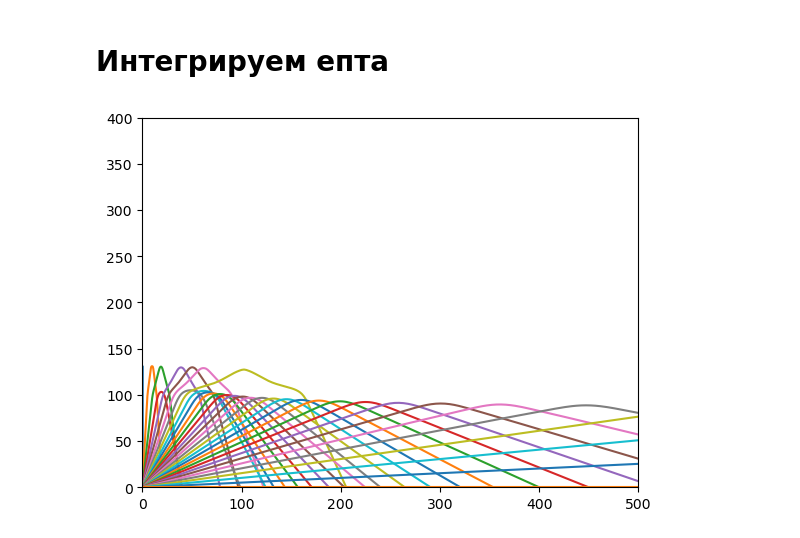
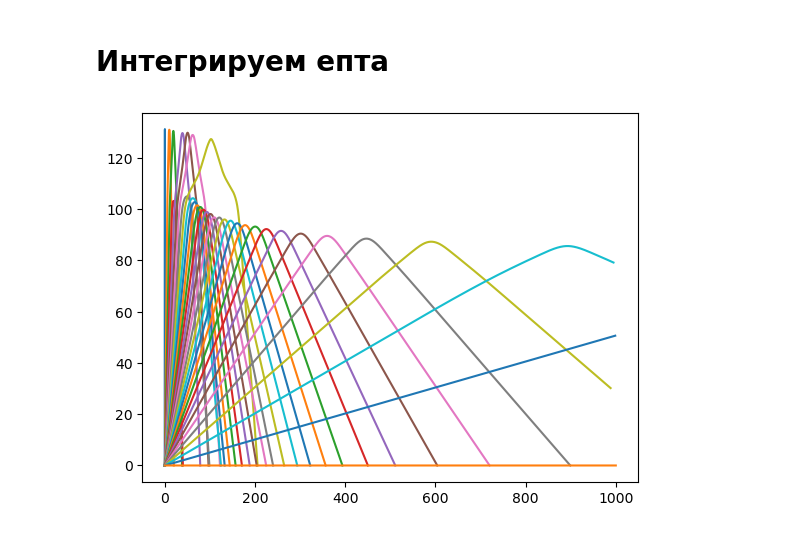
Before and after one commit to astronom-v-cube/exam_rrv, a Jupyter notebook: 5.ipynb, the cells around one changed output. Drawn from its saved outputs; the diff is of its cells as text; code cells hidden in the pictures.

```diff
--- a/5.ipynb
+++ b/5.ipynb
@@ -117,10 +117,10 @@ def solve(n, z0, teta_0, phi_0, t):
     return sol.sol(t)
 # %%
 for theta in np.linspace(0,np.pi/2, 32):
-    t = np.linspace(0,10000e3, 4096) # лол соответствует длинне с точнгостьб до сотки, ведь n~1
+    t = np.linspace(0,1000e3, 4096) # лол соответствует длинне с точнгостьб до сотки, ведь n~1
     x,y,z,p_z = solve(interpol_n, 0, theta, 0 ,t)
     plt.plot(x/1e3,z/1e3)
-    plt.ylim(0, 400)
-    plt.xlim(0,500)
+    #plt.ylim(0, 400)
+    #plt.xlim(0, 500)
 # %% [output]
-[figure, old version]
+[figure, new version]
```
